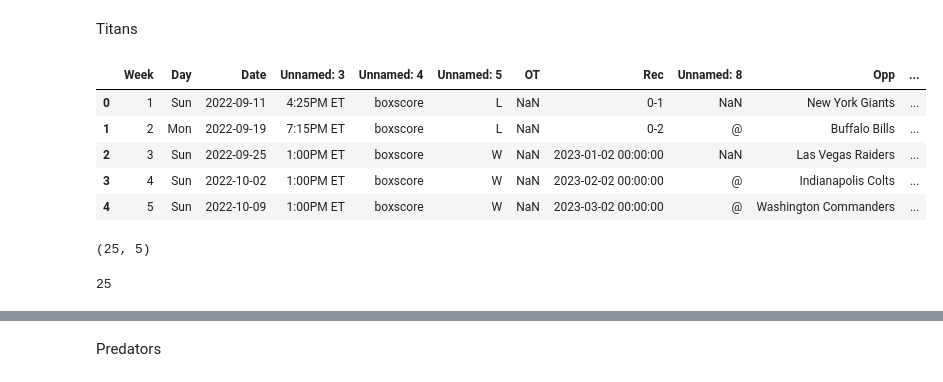
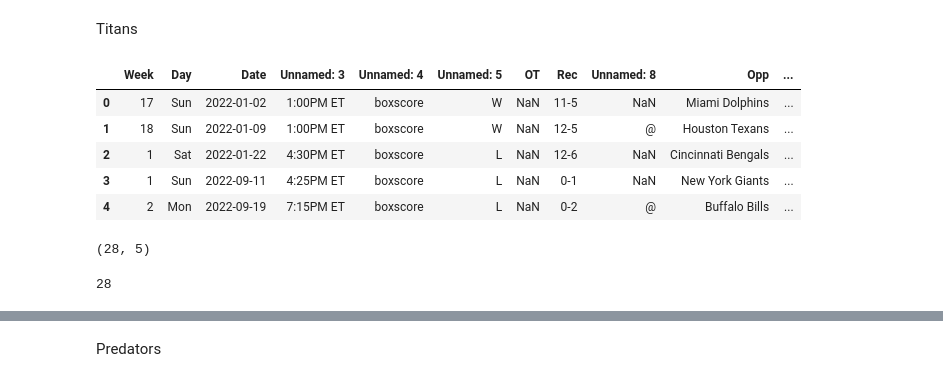
Before and after one commit to SovannChang/NSC-Capstone, a Jupyter notebook: Clean Games Data.ipynb, the cells around one changed output, grey strips where cells are left out. Cells and saved outputs as stored; diff of their text form; code cells hidden in the pictures.

Commit message:
Finished first analysis, added 2021-22 games data

```diff
--- a/Clean Games Data.ipynb
+++ b/Clean Games Data.ipynb
@@ -44,19 +44,20 @@ nsc_games_all.head(10)
 # %% [markdown]
 Titans
 # %%
+titans_games_21 = pd.read_excel("Games Data Raw/Titans Games 2021.xlsx")
 titans_games_22 = pd.read_excel("Games Data Raw/Titans Games 2022.xlsx")
 titans_games_23 = pd.read_excel("Games Data Raw/Titans Games 2023.xlsx")
 # %%
-titans_games_all = pd.concat([titans_games_22, titans_games_23], ignore_index=True)
+titans_games_all = pd.concat([titans_games_21, titans_games_22, titans_games_23], ignore_index=True)
 with pd.option_context('display.max_columns', 1000):
     display(titans_games_all.head())
 # %% [output]
 |  | Week | Day | Date | Unnamed: 3 | Unnamed: 4 | Unnamed: 5 | OT | Rec | Unnamed: 8 | Opp | ... |
-| 0 | 1 | Sun | 2022-09-11 | 4:25PM ET | boxscore | L | NaN | 0-1 | NaN | New York Giants | ... |
-| 1 | 2 | Mon | 2022-09-19 | 7:15PM ET | boxscore | L | NaN | 0-2 | @ | Buffalo Bills | ... |
-| 2 | 3 | Sun | 2022-09-25 | 1:00PM ET | boxscore | W | NaN | 2023-01-02 00:00:00 | NaN | Las Vegas Raiders | ... |
-| 3 | 4 | Sun | 2022-10-02 | 1:00PM ET | boxscore | W | NaN | 2023-02-02 00:00:00 | @ | Indianapolis Colts | ... |
-| 4 | 5 | Sun | 2022-10-09 | 1:00PM ET | boxscore | W | NaN | 2023-03-02 00:00:00 | @ | Washington Commanders | ... |
+| 0 | 17 | Sun | 2022-01-02 | 1:00PM ET | boxscore | W | NaN | 11-5 | NaN | Miami Dolphins | ... |
+| 1 | 18 | Sun | 2022-01-09 | 1:00PM ET | boxscore | W | NaN | 12-5 | @ | Houston Texans | ... |
+| 2 | 1 | Sat | 2022-01-22 | 4:30PM ET | boxscore | L | NaN | 12-6 | NaN | Cincinnati Bengals | ... |
+| 3 | 1 | Sun | 2022-09-11 | 4:25PM ET | boxscore | L | NaN | 0-1 | NaN | New York Giants | ... |
+| 4 | 2 | Mon | 2022-09-19 | 7:15PM ET | boxscore | L | NaN | 0-2 | @ | Buffalo Bills | ... |
 # %%
 # Dropping unnecessary columns
 titans_games_all.drop(["Week", "Day", "Unnamed: 3", "Unnamed: 4", "Rec", "OT", "Opp", "1stD", "TotYd", "PassY", "RushY", "TO", "1stD.1", "TotYd.1", "PassY.1", "RushY.1", "TO.1", "Offense", "Defense", "Sp. Tms"], axis=1, inplace=True)
@@ -76,11 +77,11 @@ titans_games_all = titans_games_all.astype({'Score': 'int32', "Opponent": "int32
 # %%
 # Manually adding in Titans' attendance
 print(titans_games_all.shape)
-titans_attendance = [67805, 70683, 68649, 65781, 51836, 69459, 68467, 73475, 69240, 77506, 69441, 69879, 68409, 70240, 66634, 69292, 70050, 70024, 67438, 67919, 68951, 65287, 61011, 68008, 65969]
+titans_attendance = [69091, 66722, 69242, 67805, 70683, 68649, 65781, 51836, 69459, 68467, 73475, 69240, 77506, 69441, 69879, 68409, 70240, 66634, 69292, 70050, 70024, 67438, 67919, 68951, 65287, 61011, 68008, 65969]
 len(titans_attendance)
 # %% [output]
-(25, 5)
+(28, 5)
-25
+28
 # %%
 titans_games_all["Attendance"] = titans_attendance
 titans_games_all.head(10)
```
Also changed, not shown: parts of 6 cells of this notebook, 9 other files.
